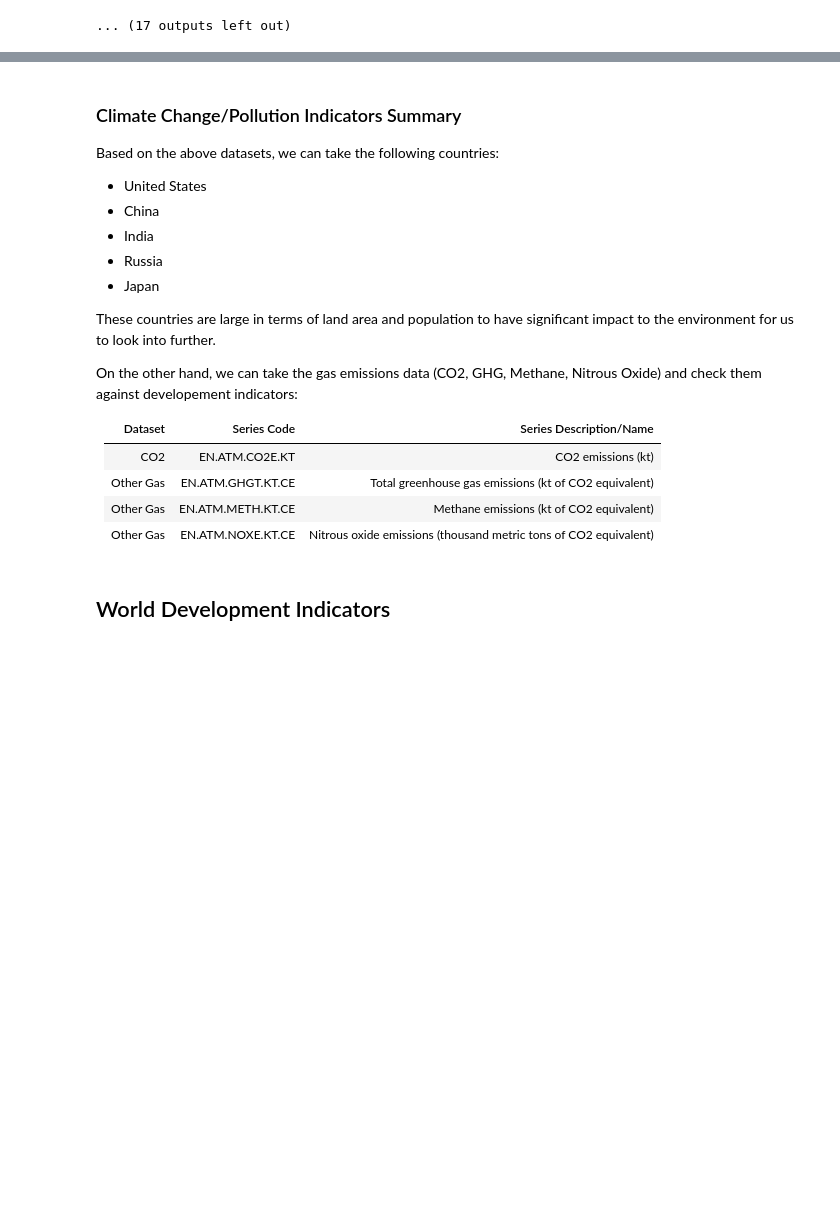
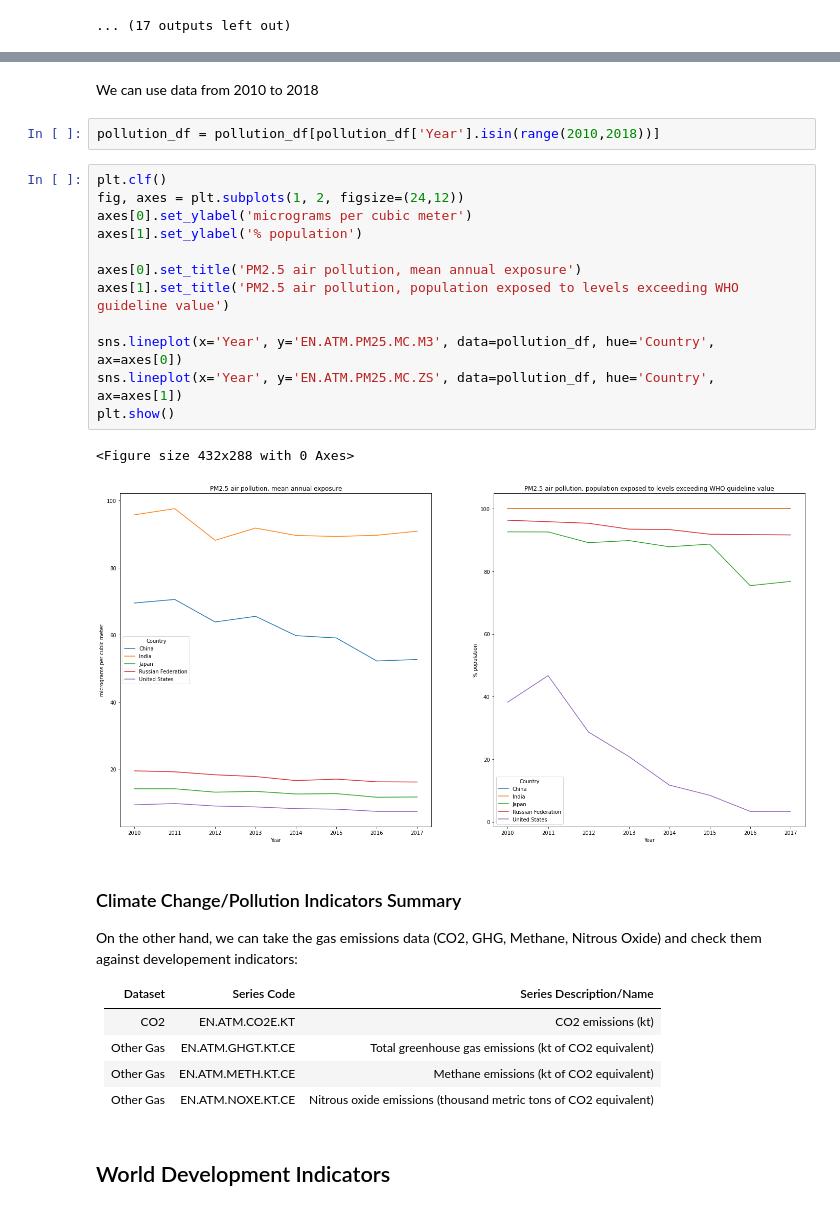
Before and after one commit to jords-santiago/humans_are_pollutants, a Jupyter notebook: 02_SourceCodes/01_Python_JupyterNotebook/01_EDA_World_Bank_Devt_vs_Environment.ipynb, the cells around one changed output, grey strips where cells are left out. Saved outputs shown, nothing was run; the diff lists cells and outputs as text; blank space fills up the shorter version.

```diff
--- a/02_SourceCodes/01_Python_JupyterNotebook/01_EDA_World_Bank_Devt_vs_Environment.ipynb
+++ b/02_SourceCodes/01_Python_JupyterNotebook/01_EDA_World_Bank_Devt_vs_Environment.ipynb
@@ -460,14 +440,26 @@ Year = 2011
+# %% [markdown]
+We can use data from 2010 to 2018
+# %%
+pollution_df = pollution_df[pollution_df['Year'].isin(range(2010,2018))]
+# %%
+plt.clf()
+fig, axes = plt.subplots(1, 2, figsize=(24,12))
+axes[0].set_ylabel('micrograms per cubic meter')
+axes[1].set_ylabel('% population')
+
+axes[0].set_title('PM2.5 air pollution, mean annual exposure')
+axes[1].set_title('PM2.5 air pollution, population exposed to levels exceeding WHO guideline value')
+
+sns.lineplot(x='Year', y='EN.ATM.PM25.MC.M3', data=pollution_df, hue='Country', ax=axes[0])
+sns.lineplot(x='Year', y='EN.ATM.PM25.MC.ZS', data=pollution_df, hue='Country', ax=axes[1])
+plt.show()
+# %% [output]
+<Figure size 432x288 with 0 Axes>
+[figure, added]
 # %% [markdown]
 ### Climate Change/Pollution Indicators Summary
 
-Based on the above datasets, we can take the following countries:
-* United States
-* China
-* India
-* Russia
-* Japan
 
-These countries are large in terms of land area and population to have significant impact to the environment for us to look into further.
 
 On the other hand, we can take the gas emissions data (CO2, GHG, Methane, Nitrous Oxide) and check them against developement indicators:
 
```
Also changed, not shown: parts of 15 cells of this notebook, 2 other files.
